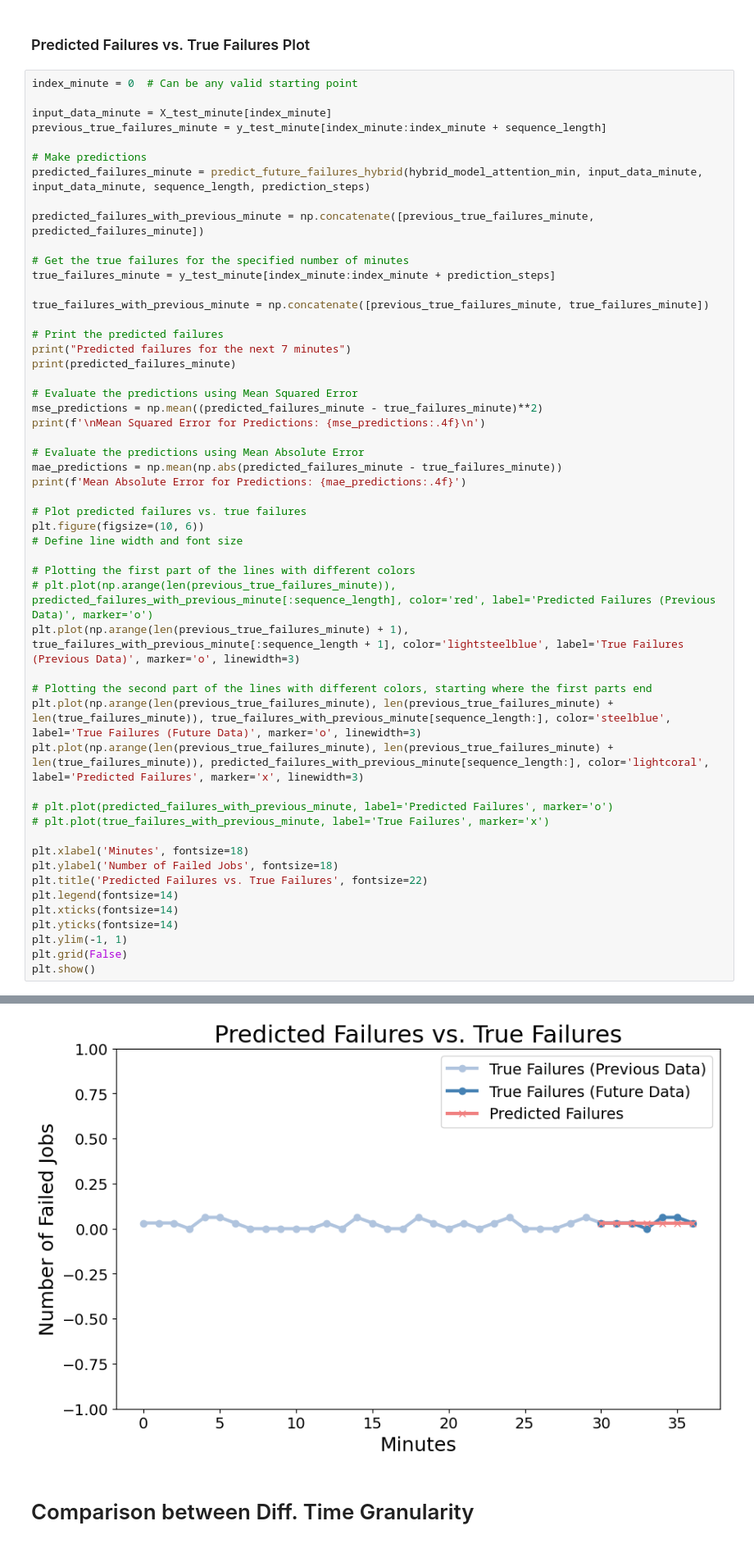
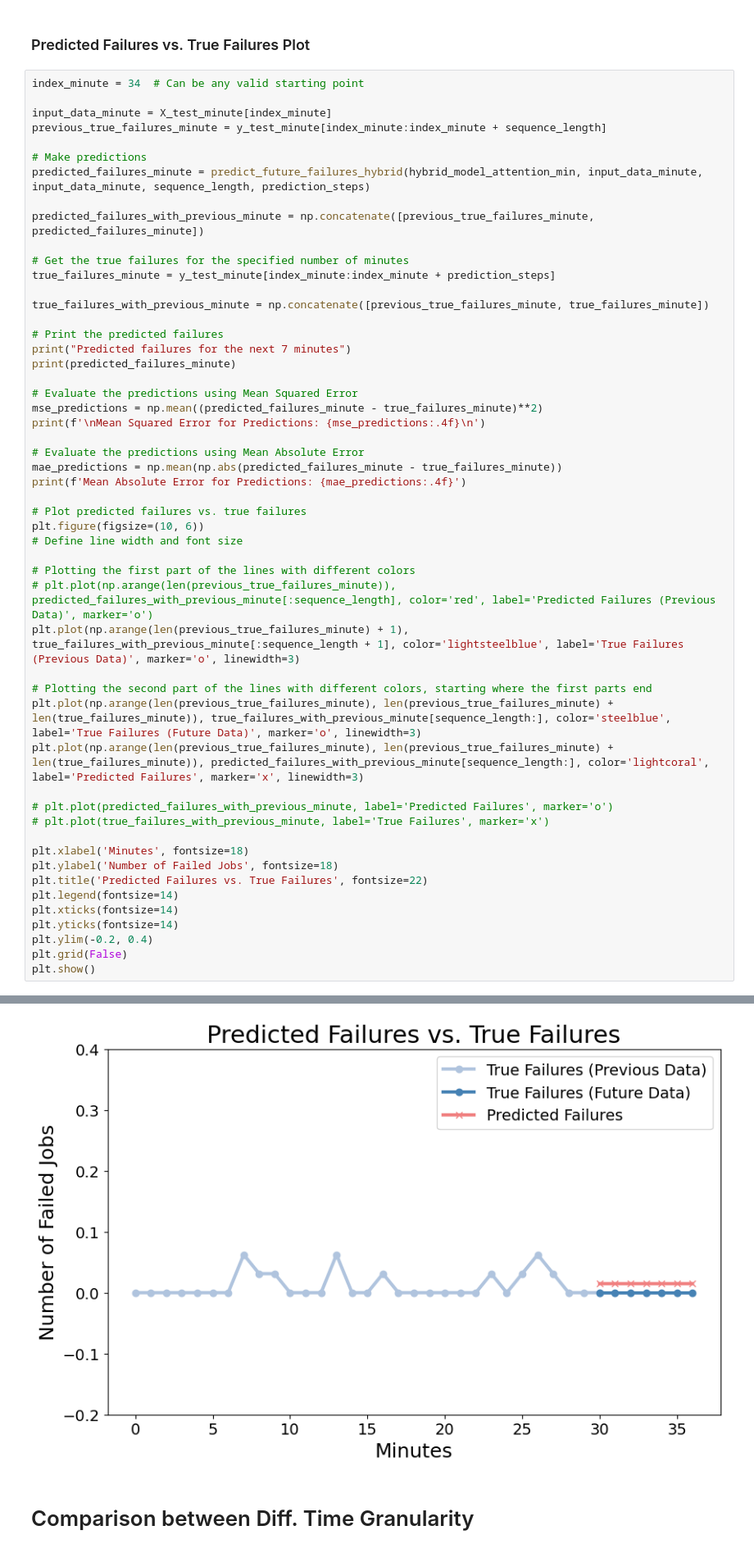
Before and after one commit to yyzangg/honours-programme-project, a Jupyter notebook: job_prediction/LSTM-TCN.ipynb, the cells around one changed output, grey strips where cells are left out. Shown at 82% size. Saved outputs shown, nothing was run; the diff lists cells and outputs as text.

Commit message:
Figures remade

```diff
--- a/job_prediction/LSTM-TCN.ipynb
+++ b/job_prediction/LSTM-TCN.ipynb
@@ -570,7 +570,7 @@ plt.show()
 # %% [markdown]
 ### Predicted Failures vs. True Failures Plot
 # %%
-index_minute = 0  # Can be any valid starting point
+index_minute = 34  # Can be any valid starting point
 
 input_data_minute = X_test_minute[index_minute]
 previous_true_failures_minute = y_test_minute[index_minute:index_minute + sequence_length]
@@ -618,7 +618,7 @@ plt.title('Predicted Failures vs. True Failures', fontsize=22)
 plt.legend(fontsize=14)
 plt.xticks(fontsize=14)
 plt.yticks(fontsize=14)
-plt.ylim(-1, 1)
+plt.ylim(-0.2, 0.4)
 plt.grid(False)
 plt.show()
 # %% [output]
@@ -638,4 +638,4 @@ Mean Absolute Error for Predictions: 0.0141
-[figure, old version]
+[figure, new version]
 # %% [markdown]
 # Comparison between Diff. Time Granularity
 # %%
```
Also changed, not shown: parts of 19 cells of this notebook.
